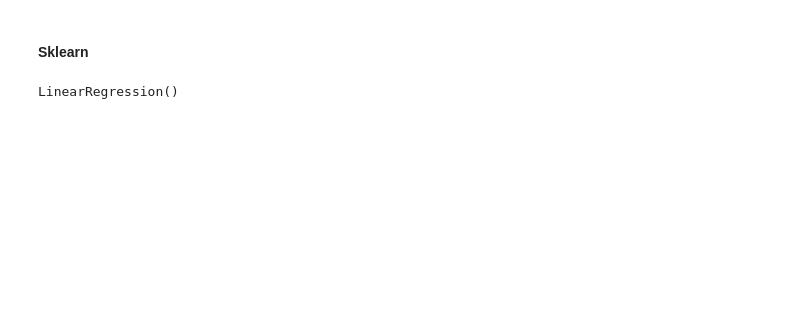
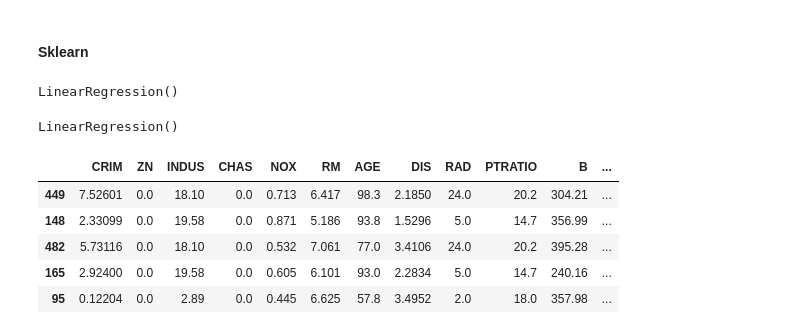
Before and after one commit to datacuriosity/MCI_Python_28S_Level_2, a Jupyter notebook: Lecture/Lecture_01+02_Linear_Regression/Lecture_01.ipynb, the cells around one changed output. Drawn from its saved outputs; the diff is of its cells as text; code cells hidden in the pictures; blank space fills up the shorter version.

```diff
--- a/Lecture/Lecture_01+02_Linear_Regression/Lecture_01.ipynb
+++ b/Lecture/Lecture_01+02_Linear_Regression/Lecture_01.ipynb
@@ -159,3 +159,16 @@ linear = LinearRegression() # Class linear regression
 linear.fit(X_train, y_train)   # training
 # %% [output]
 LinearRegression()
+# %%
+linear  # Model
+# %% [output]
+LinearRegression()
+# %%
+X_test.head(5)
+# %% [output]
+|  | CRIM | ZN | INDUS | CHAS | NOX | RM | AGE | DIS | RAD | PTRATIO | B | ... |
+| 449 | 7.52601 | 0.0 | 18.10 | 0.0 | 0.713 | 6.417 | 98.3 | 2.1850 | 24.0 | 20.2 | 304.21 | ... |
+| 148 | 2.33099 | 0.0 | 19.58 | 0.0 | 0.871 | 5.186 | 93.8 | 1.5296 | 5.0 | 14.7 | 356.99 | ... |
+| 482 | 5.73116 | 0.0 | 18.10 | 0.0 | 0.532 | 7.061 | 77.0 | 3.4106 | 24.0 | 20.2 | 395.28 | ... |
+| 165 | 2.92400 | 0.0 | 19.58 | 0.0 | 0.605 | 6.101 | 93.0 | 2.2834 | 5.0 | 14.7 | 240.16 | ... |
+| 95 | 0.12204 | 0.0 | 2.89 | 0.0 | 0.445 | 6.625 | 57.8 | 3.4952 | 2.0 | 18.0 | 357.98 | ... |
```
Also changed, not shown: parts of 16 cells of this notebook.
